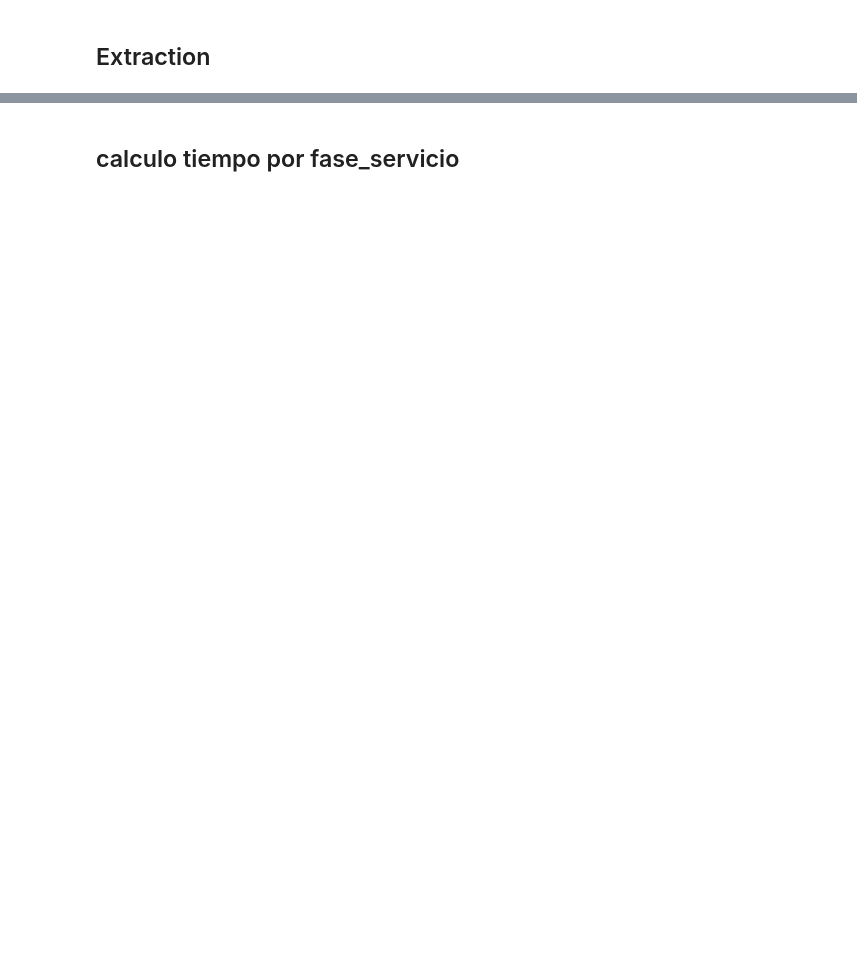
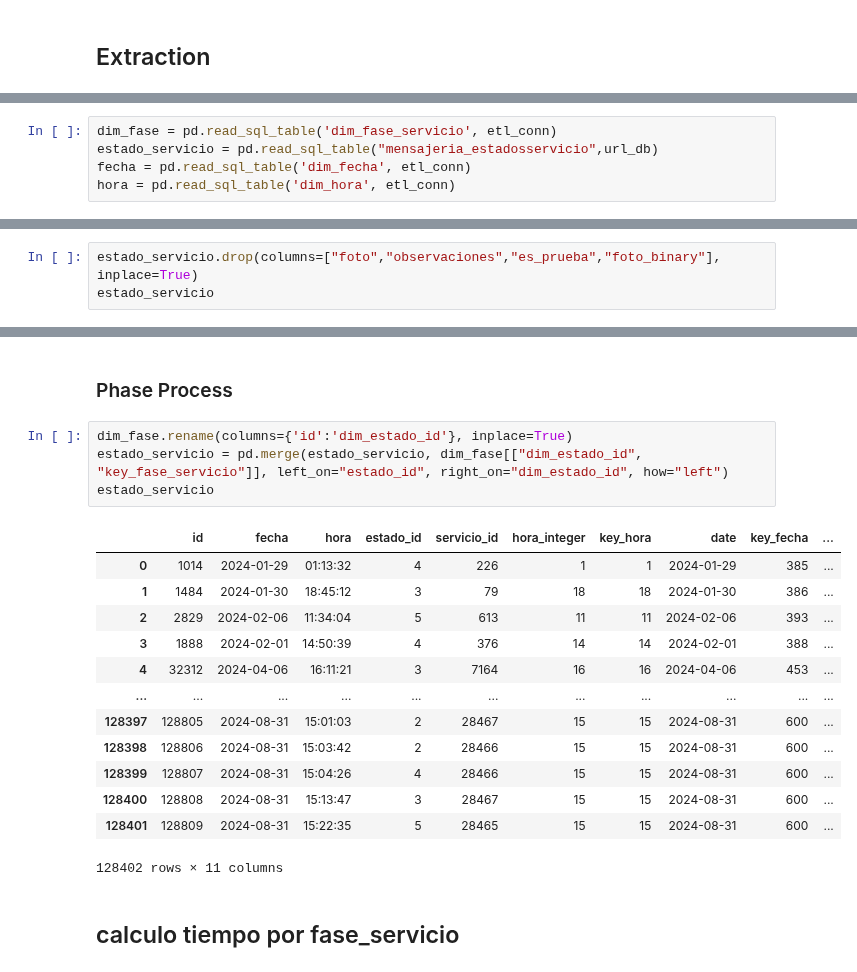
Before and after one commit to JabColV/datascience_project, a Jupyter notebook: segunda_entrega/hecho_servicio_fase.ipynb, the cells around one changed output, grey strips where cells are left out. Cells and saved outputs as stored; diff of their text form; blank space fills up the shorter version.

Commit message:
dim phase and fact phase were improved

```diff
--- a/segunda_entrega/hecho_servicio_fase.ipynb
+++ b/segunda_entrega/hecho_servicio_fase.ipynb
@@ -41,0 +25,5 @@ Index(['key_fase_servicio', 'fecha', 'hora', 'estado_id', 'servicio_id'], dtype=
+# %%
+dim_fase = pd.read_sql_table('dim_fase_servicio', etl_conn)
+estado_servicio = pd.read_sql_table("mensajeria_estadosservicio",url_db)
+fecha = pd.read_sql_table('dim_fecha', etl_conn)
+hora = pd.read_sql_table('dim_hora', etl_conn)
@@ -44,2 +48,5 @@ print(len(fase_servicio))
 # %% [output]
 128402
+# %%
+estado_servicio.drop(columns=["foto","observaciones","es_prueba","foto_binary"], inplace=True)
+estado_servicio
@@ -46,3 +128,23 @@ print(len(fase_servicio))
+# %% [markdown]
+### Phase Process
+# %%
+dim_fase.rename(columns={'id':'dim_estado_id'}, inplace=True)
+estado_servicio = pd.merge(estado_servicio, dim_fase[["dim_estado_id", "key_fase_servicio"]], left_on="estado_id", right_on="dim_estado_id", how="left")
+estado_servicio
+# %% [output]
+|  | id | fecha | hora | estado_id | servicio_id | hora_integer | key_hora | date | key_fecha | ... |
+| 0 | 1014 | 2024-01-29 | 01:13:32 | 4 | 226 | 1 | 1 | 2024-01-29 | 385 | ... |
+| 1 | 1484 | 2024-01-30 | 18:45:12 | 3 | 79 | 18 | 18 | 2024-01-30 | 386 | ... |
+| 2 | 2829 | 2024-02-06 | 11:34:04 | 5 | 613 | 11 | 11 | 2024-02-06 | 393 | ... |
+| 3 | 1888 | 2024-02-01 | 14:50:39 | 4 | 376 | 14 | 14 | 2024-02-01 | 388 | ... |
+| 4 | 32312 | 2024-04-06 | 16:11:21 | 3 | 7164 | 16 | 16 | 2024-04-06 | 453 | ... |
+| ... | ... | ... | ... | ... | ... | ... | ... | ... | ... | ... |
+| 128397 | 128805 | 2024-08-31 | 15:01:03 | 2 | 28467 | 15 | 15 | 2024-08-31 | 600 | ... |
+| 128398 | 128806 | 2024-08-31 | 15:03:42 | 2 | 28466 | 15 | 15 | 2024-08-31 | 600 | ... |
+| 128399 | 128807 | 2024-08-31 | 15:04:26 | 4 | 28466 | 15 | 15 | 2024-08-31 | 600 | ... |
+| 128400 | 128808 | 2024-08-31 | 15:13:47 | 3 | 28467 | 15 | 15 | 2024-08-31 | 600 | ... |
+| 128401 | 128809 | 2024-08-31 | 15:22:35 | 5 | 28465 | 15 | 15 | 2024-08-31 | 600 | ... |
+128402 rows × 11 columns
 # %% [markdown]
 ## calculo tiempo por fase_servicio
 # %%
```
Also changed, not shown: parts of 17 cells of this notebook, 1 other file.
